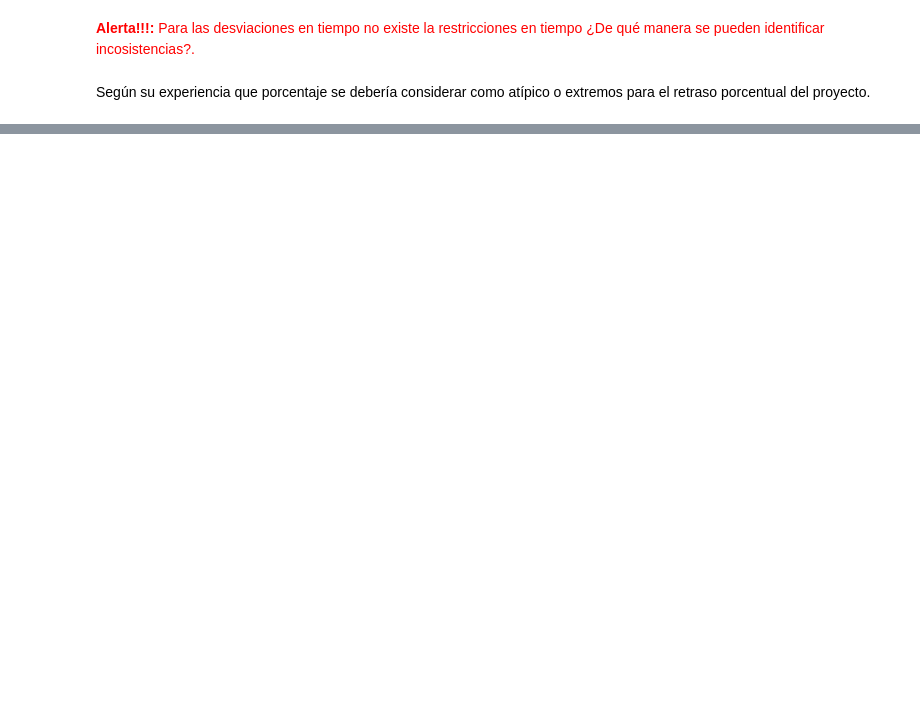
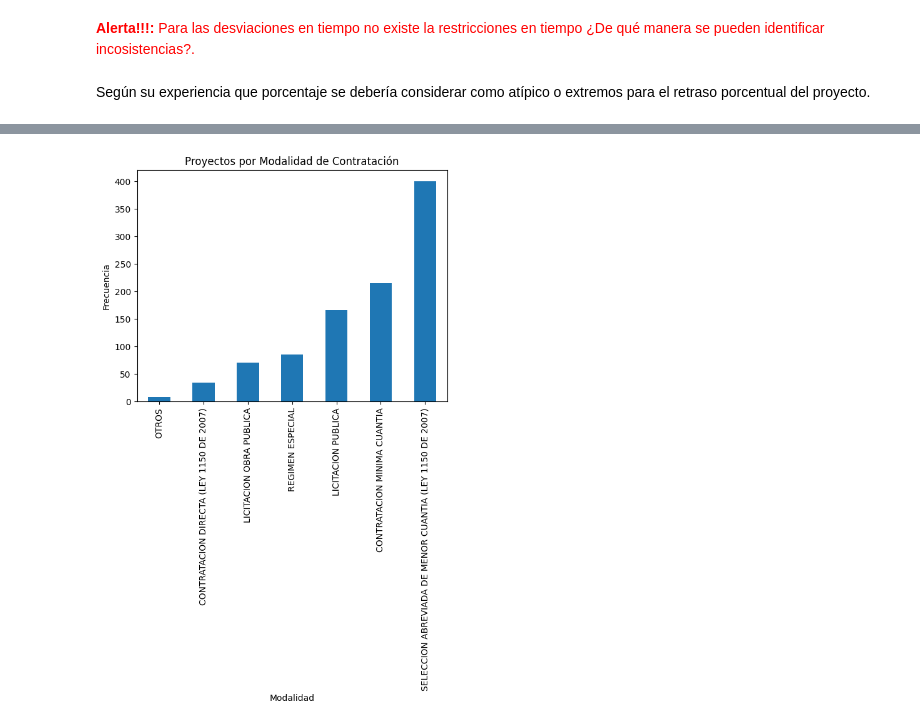
Before and after one commit to hfelizzola/Curso-Anal-tica-Datos-Corficolombiana, a Jupyter notebook: Exploracion_Preparacion_Datos_Curso_Corficolombiana.ipynb, the cells around one changed output, grey strips where cells are left out. Saved outputs shown, nothing was run; the diff lists cells and outputs as text; code cells hidden in the pictures; blank space fills up the shorter version.

```diff
--- a/Exploracion_Preparacion_Datos_Curso_Corficolombiana.ipynb
+++ b/Exploracion_Preparacion_Datos_Curso_Corficolombiana.ipynb
@@ -431,0 +442,9 @@ Según su experiencia que porcentaje se debería considerar como atípico o extr
+# %%
+# Gráfico de Barras Verticales
+datos['modalidad_reducido'].value_counts(ascending=True).plot.bar()
+plt.title('Proyectos por Modalidad de Contratación')
+plt.ylabel('Frecuencia')
+plt.xlabel('Modalidad')
+plt.show()
+# %% [output]
+[figure, added]
```
Also changed, not shown: parts of 69 cells of this notebook.
